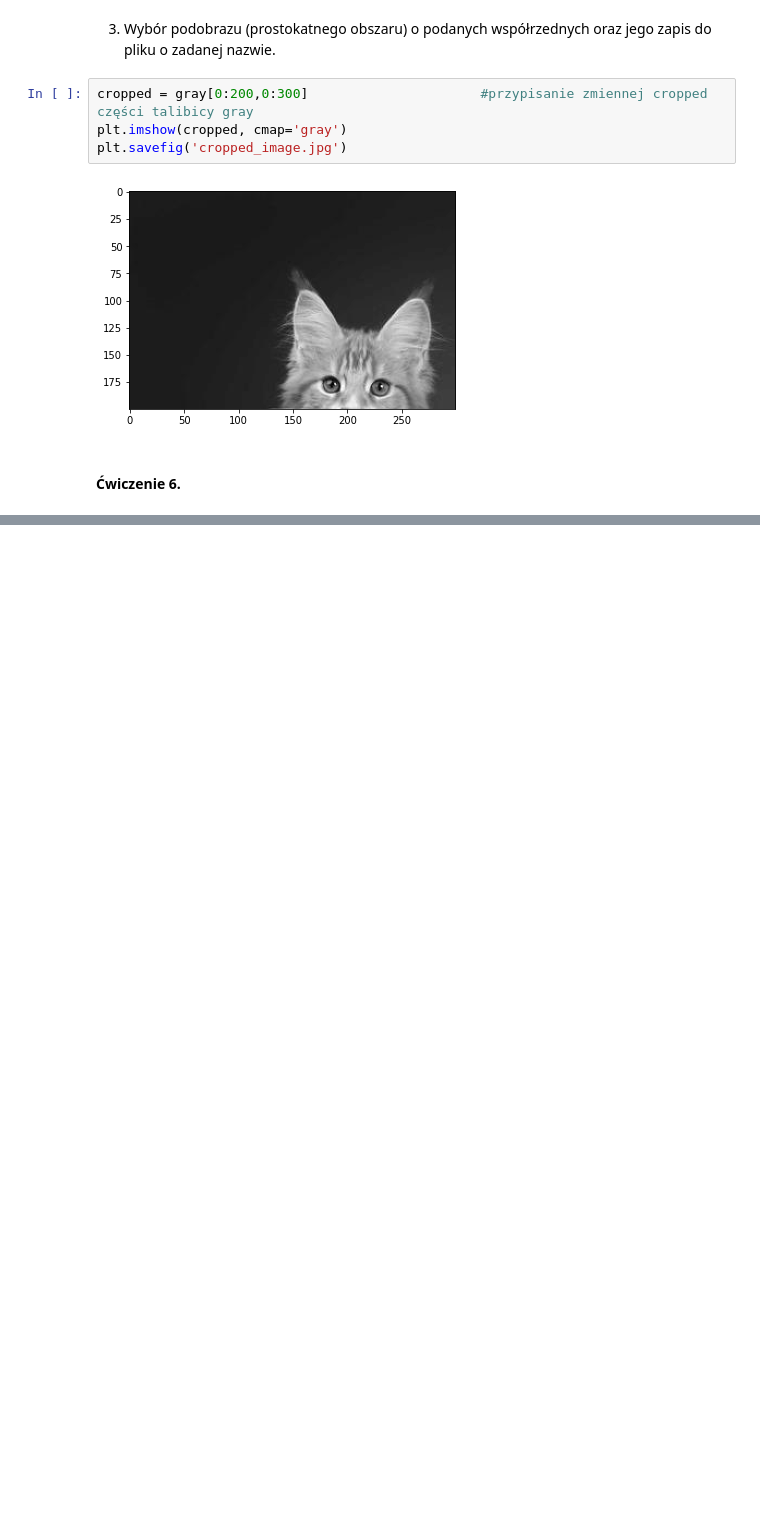
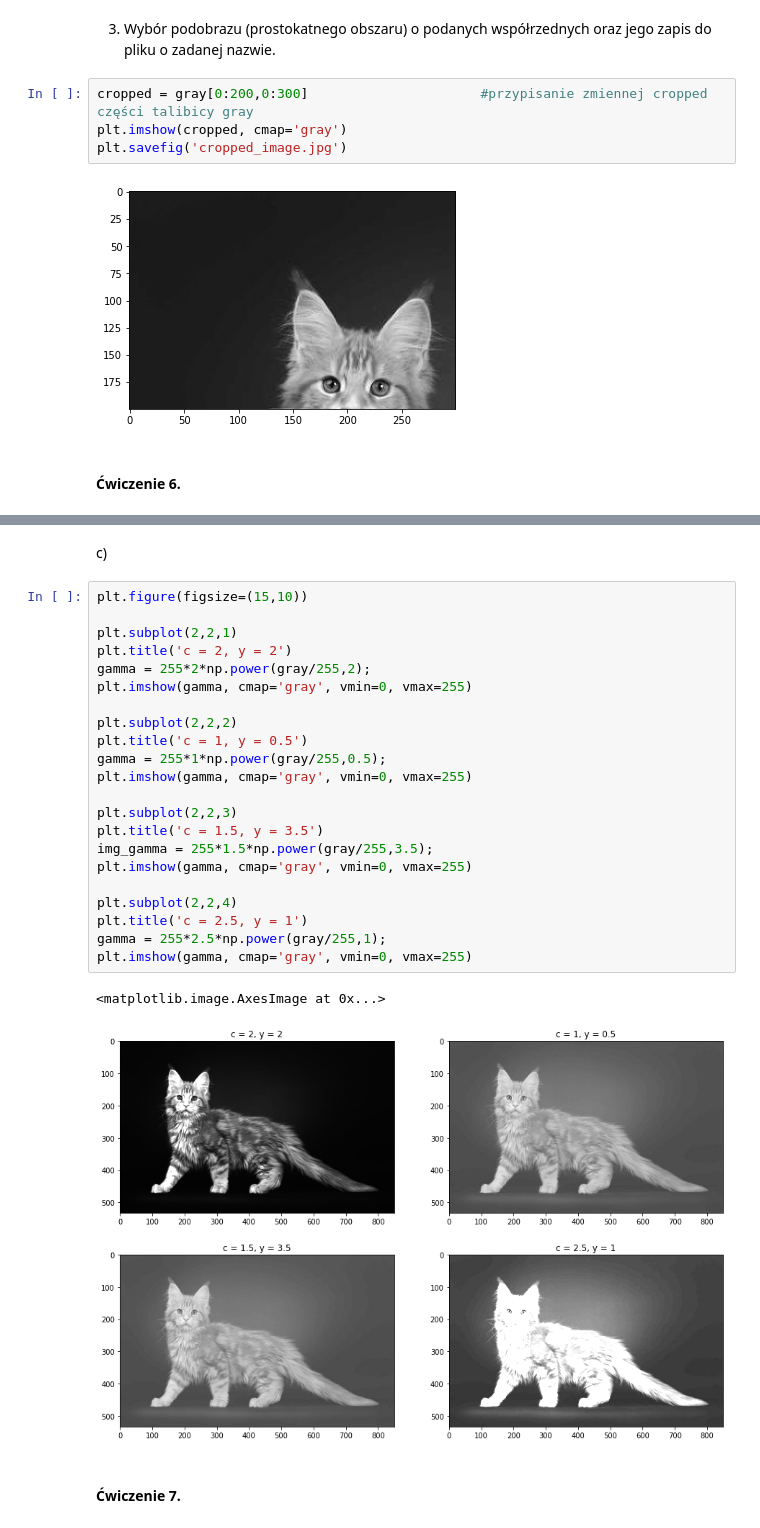
Before and after one commit to magdalena09/CPSiO-lab, a Jupyter notebook: lab2.ipynb, the cells around one changed output, grey strips where cells are left out. Cells and saved outputs as stored; diff of their text form; blank space fills up the shorter version.

```diff
--- a/lab2.ipynb
+++ b/lab2.ipynb
@@ -55,0 +130,29 @@ plt.savefig('cropped_image.jpg')
+# %% [markdown]
+c)
+# %%
+plt.figure(figsize=(15,10))
+
+plt.subplot(2,2,1)
+plt.title('c = 2, y = 2')
+gamma = 255*2*np.power(gray/255,2);
+plt.imshow(gamma, cmap='gray', vmin=0, vmax=255)
+
+plt.subplot(2,2,2)
+plt.title('c = 1, y = 0.5')
+gamma = 255*1*np.power(gray/255,0.5);
+plt.imshow(gamma, cmap='gray', vmin=0, vmax=255)
+
+plt.subplot(2,2,3)
+plt.title('c = 1.5, y = 3.5')
+img_gamma = 255*1.5*np.power(gray/255,3.5);
+plt.imshow(gamma, cmap='gray', vmin=0, vmax=255)
+
+plt.subplot(2,2,4)
+plt.title('c = 2.5, y = 1')
+gamma = 255*2.5*np.power(gray/255,1);
+plt.imshow(gamma, cmap='gray', vmin=0, vmax=255)
+# %% [output]
+<matplotlib.image.AxesImage at 0x...>
+[figure, added]
+# %% [markdown]
+#### Ćwiczenie 7.
```
Also changed, not shown: parts of 10 cells of this notebook, 2 other files.
